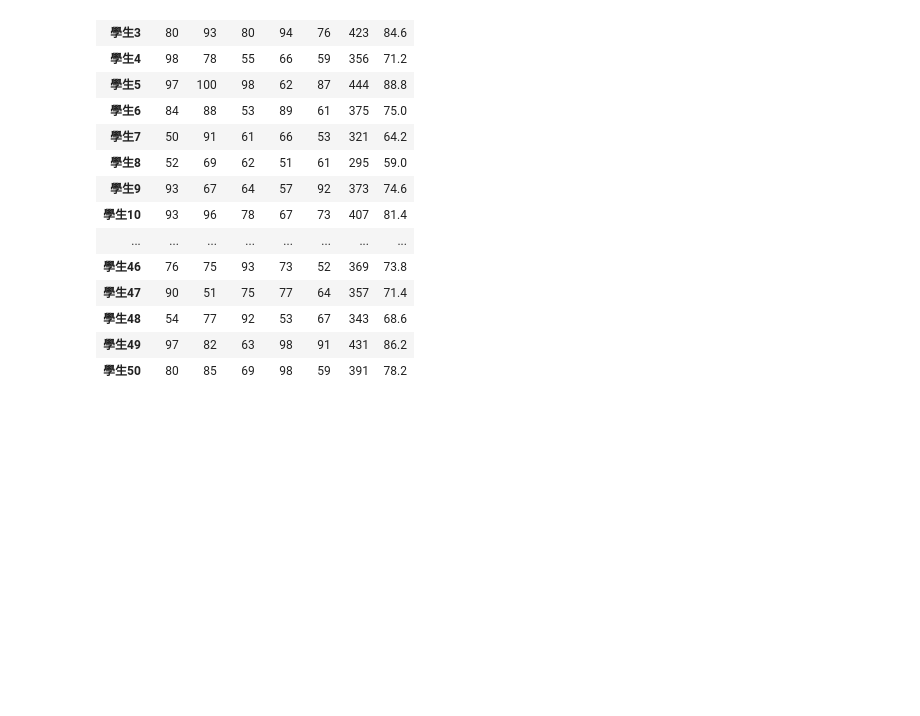
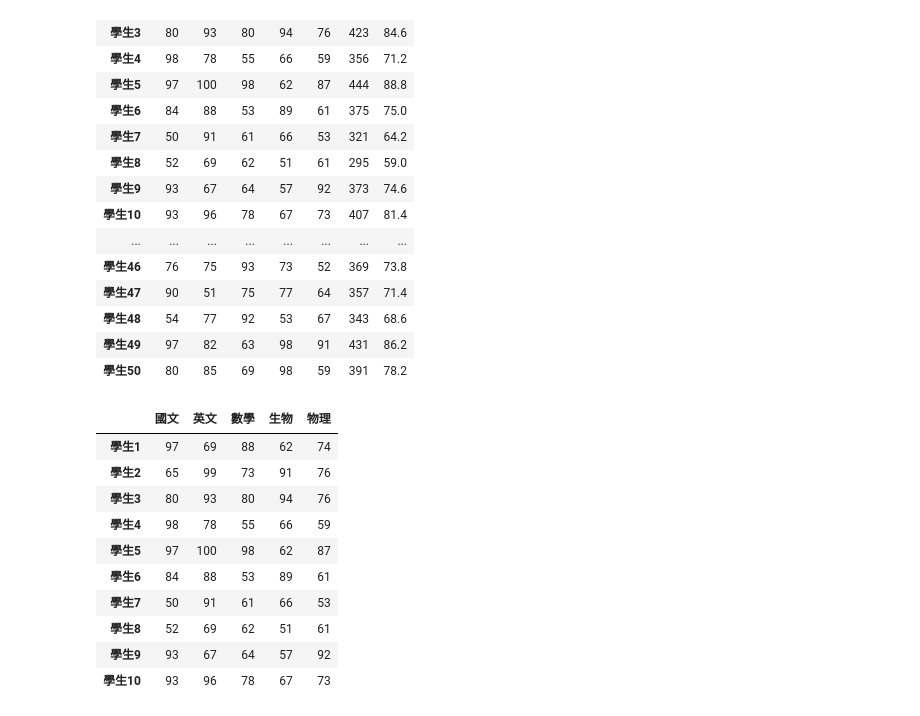
Before and after one commit to margart0114/Python_20250503, a Jupyter notebook: lesson13/lesson13_3.ipynb, the cells around one changed output. Saved outputs shown, nothing was run; the diff lists cells and outputs as text; code cells hidden in the pictures; blank space fills up the shorter version.

```diff
--- a/lesson13/lesson13_3.ipynb
+++ b/lesson13/lesson13_3.ipynb
@@ -94,3 +94,22 @@ students_finish
 | 學生48 | 54 | 77 | 92 | 53 | 67 | 343 | 68.6 |
 | 學生49 | 97 | 82 | 63 | 98 | 91 | 431 | 86.2 |
 | 學生50 | 80 | 85 | 69 | 98 | 59 | 391 | 78.2 |
+# %%
+#由index開始選取
+students_finish.loc["學生1"] #利用索引
+students_finish.loc[["學生1","學生3"]] #利用索引
+students_finish.loc["學生1":"學生10"] #slicing(切割)
+students_finish.loc["學生1":"學生10","國文":"物理"]
+students_finish.iloc[:10,:5]
+# %% [output]
+|  | 國文 | 英文 | 數學 | 生物 | 物理 |
+| 學生1 | 97 | 69 | 88 | 62 | 74 |
+| 學生2 | 65 | 99 | 73 | 91 | 76 |
+| 學生3 | 80 | 93 | 80 | 94 | 76 |
+| 學生4 | 98 | 78 | 55 | 66 | 59 |
+| 學生5 | 97 | 100 | 98 | 62 | 87 |
+| 學生6 | 84 | 88 | 53 | 89 | 61 |
+| 學生7 | 50 | 91 | 61 | 66 | 53 |
+| 學生8 | 52 | 69 | 62 | 51 | 61 |
+| 學生9 | 93 | 67 | 64 | 57 | 92 |
+| 學生10 | 93 | 96 | 78 | 67 | 73 |
```
